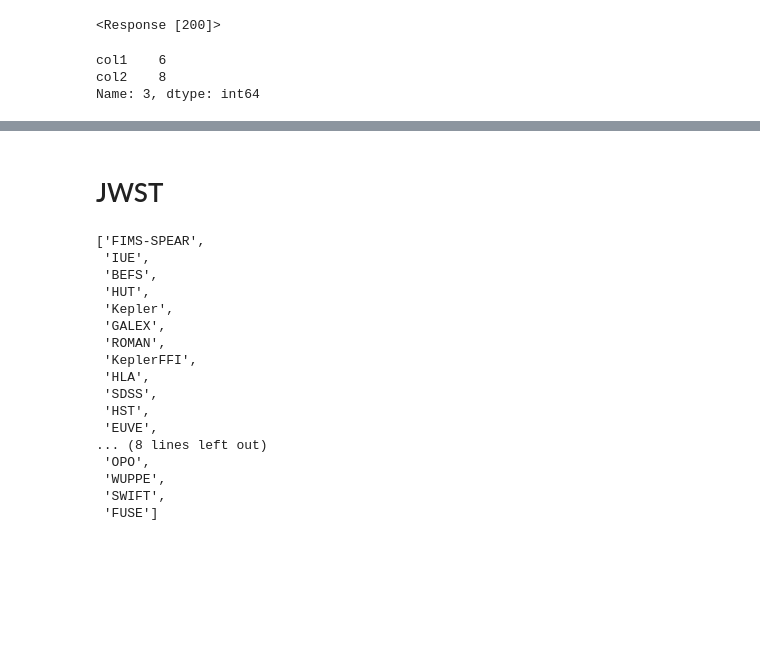
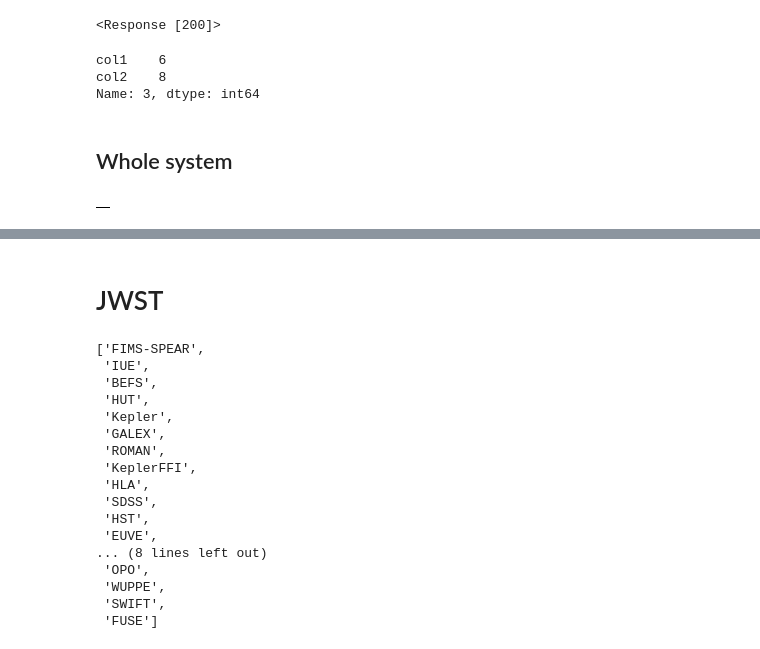
Before and after one commit to iDelfin/ParkerSP_Data_information, a Jupyter notebook: dataExploration.ipynb, the cells around one changed output, grey strips where cells are left out. Drawn from its saved outputs; the diff is of its cells as text; code cells hidden in the pictures; blank space fills up the shorter version.

```diff
--- a/dataExploration.ipynb
+++ b/dataExploration.ipynb
@@ -596,3 +602,9 @@ Name: 3, dtype: int64
 380    0.45 2026-01-17     0        0        0
 381    0.45 2026-01-18     0        0        0
 382    0.44 2026-01-19     0        0        0
+# %% [markdown]
+## Whole system
+# %%
+ME_Ddata.head()
+# %% [output]
+|  |
```
Also changed, not shown: parts of 6 cells of this notebook.
